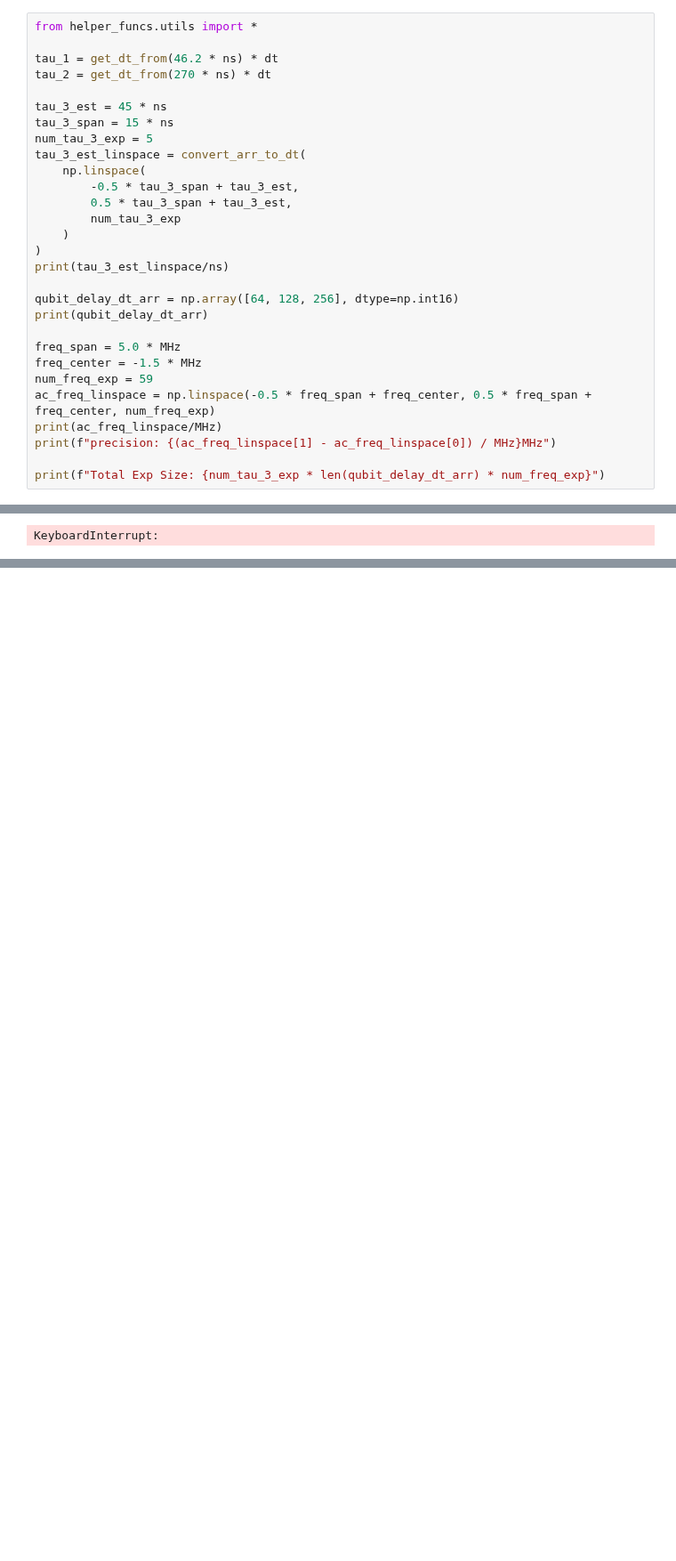
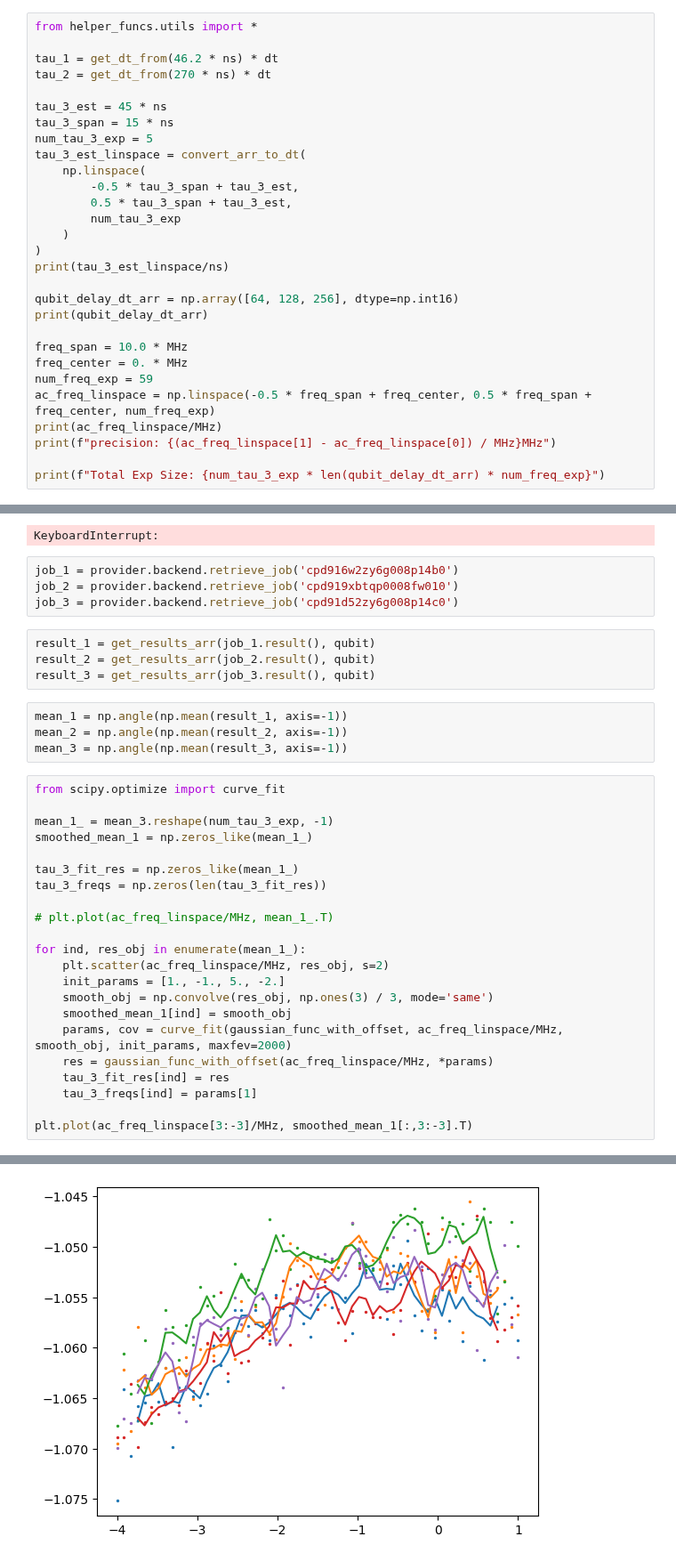
Before and after one commit to AnikenC/ReadoutWithRL, a Jupyter notebook: readoutWithRL/experiments_side/fast_tau_3_cal.ipynb, the cells around one changed output, grey strips where cells are left out. Shown at 89% size. Saved outputs shown, nothing was run; the diff lists cells and outputs as text; blank space fills up the shorter version.

```diff
--- a/readoutWithRL/experiments_side/fast_tau_3_cal.ipynb
+++ b/readoutWithRL/experiments_side/fast_tau_3_cal.ipynb
@@ -141,8 +142,8 @@ print(tau_3_est_linspace/ns)
 qubit_delay_dt_arr = np.array([64, 128, 256], dtype=np.int16)
 print(qubit_delay_dt_arr)
 
-freq_span = 5.0 * MHz
-freq_center = -1.5 * MHz
+freq_span = 10.0 * MHz
+freq_center = 0. * MHz
 num_freq_exp = 59
 ac_freq_linspace = np.linspace(-0.5 * freq_span + freq_center, 0.5 * freq_span + freq_center, num_freq_exp)
 print(ac_freq_linspace/MHz)
@@ -269,3 +270,38 @@ job_monitor(job_experiment)
 # %% [output]
 Job Status: job is queued
 KeyboardInterrupt:
+# %%
+job_1 = provider.backend.retrieve_job('cpd916w2zy6g008p14b0')
+job_2 = provider.backend.retrieve_job('cpd919xbtqp0008fw010')
+job_3 = provider.backend.retrieve_job('cpd91d52zy6g008p14c0')
+# %%
+result_1 = get_results_arr(job_1.result(), qubit)
+result_2 = get_results_arr(job_2.result(), qubit)
+result_3 = get_results_arr(job_3.result(), qubit)
+# %%
+mean_1 = np.angle(np.mean(result_1, axis=-1))
+mean_2 = np.angle(np.mean(result_2, axis=-1))
+mean_3 = np.angle(np.mean(result_3, axis=-1))
+# %%
+from scipy.optimize import curve_fit
+
+mean_1_ = mean_3.reshape(num_tau_3_exp, -1)
+smoothed_mean_1 = np.zeros_like(mean_1_)
+
+tau_3_fit_res = np.zeros_like(mean_1_)
+tau_3_freqs = np.zeros(len(tau_3_fit_res))
+
+# plt.plot(ac_freq_linspace/MHz, mean_1_.T)
+
+for ind, res_obj in enumerate(mean_1_):
+    plt.scatter(ac_freq_linspace/MHz, res_obj, s=2)
+    init_params = [1., -1., 5., -2.]
+    smooth_obj = np.convolve(res_obj, np.ones(3) / 3, mode='same')
+    smoothed_mean_1[ind] = smooth_obj
+    params, cov = curve_fit(gaussian_func_with_offset, ac_freq_linspace/MHz, smooth_obj, init_params, maxfev=2000)
+    res = gaussian_func_with_offset(ac_freq_linspace/MHz, *params)
+    tau_3_fit_res[ind] = res
+    tau_3_freqs[ind] = params[1]
+
+plt.plot(ac_freq_linspace[3:-3]/MHz, smoothed_mean_1[:,3:-3].T)
+# %% [output]
@@ -271,0 +313 @@ KeyboardInterrupt:
+[figure, added]
```
Also changed, not shown: parts of 4 cells of this notebook, 2 other files.
